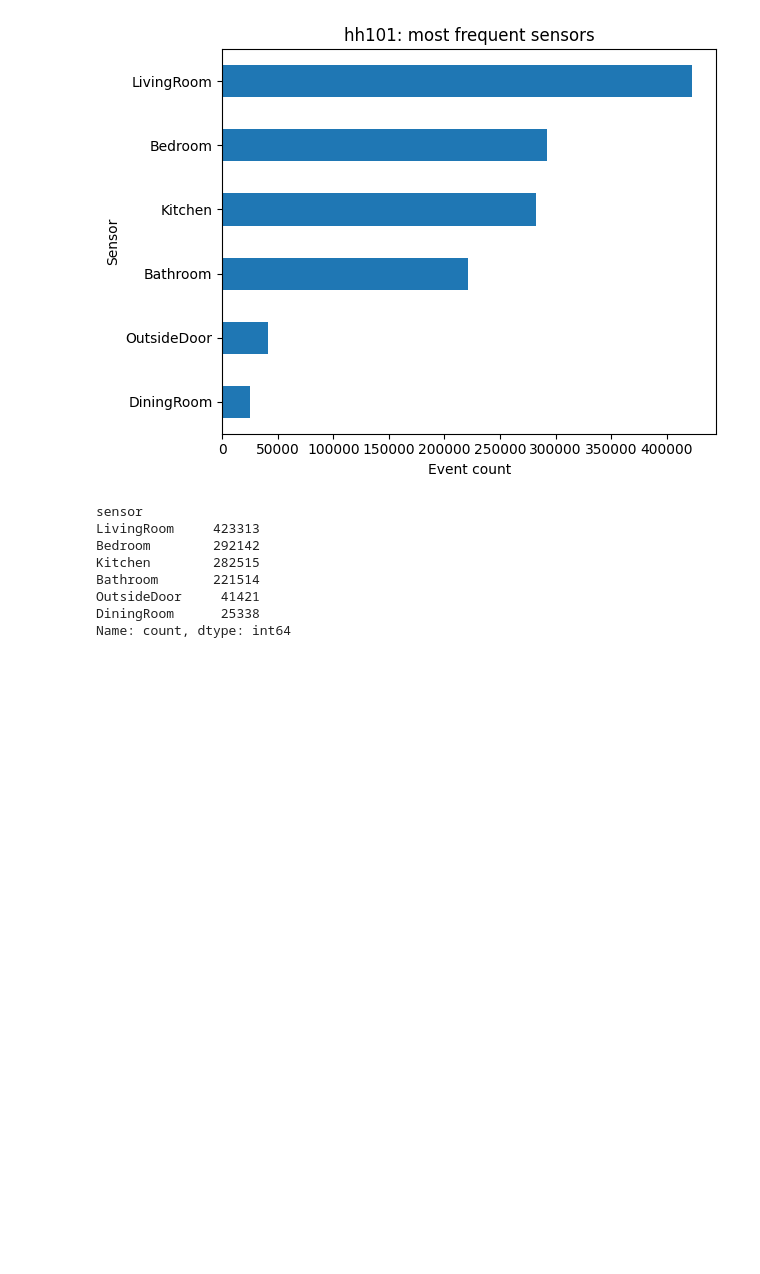
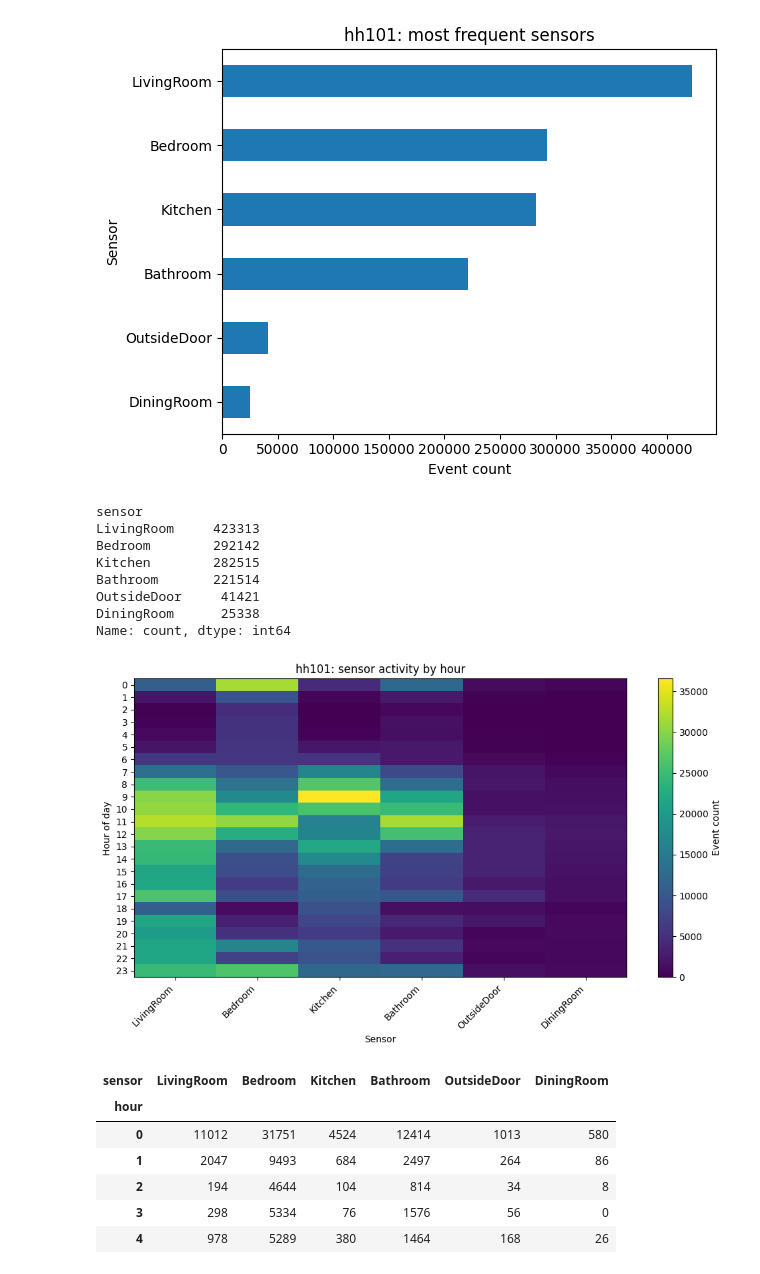
Before and after one commit to evangeliapant/smart-home-anomaly-detection, a Jupyter notebook: notebooks/01_exploration.ipynb, the cells around one changed output. Cells and saved outputs as stored; diff of their text form; code cells hidden in the pictures; blank space fills up the shorter version.

```diff
--- a/notebooks/01_exploration.ipynb
+++ b/notebooks/01_exploration.ipynb
@@ -76,3 +76,37 @@ Bathroom       221514
 OutsideDoor     41421
 DiningRoom      25338
 Name: count, dtype: int64
+# %%
+# Sensor-by-hour heatmap
+sensor_hour = (
+    events.assign(hour=pd.to_datetime(events["timestamp"]).dt.hour)
+    .groupby(["hour", "sensor"])
+    .size()
+    .unstack(fill_value=0)
+    .reindex(range(24), fill_value=0)
+)
+sensor_hour = sensor_hour.reindex(sensor_hour.sum().sort_values(ascending=False).index, axis=1)
+sensor_hour.to_csv(table_dir / f"{HOUSE}_sensor_hour_matrix.csv")
+
+plt.figure(figsize=(10, 6))
+plt.imshow(sensor_hour.values, aspect="auto", cmap="viridis")
+plt.title(f"{HOUSE}: sensor activity by hour")
+plt.xlabel("Sensor")
+plt.ylabel("Hour of day")
+plt.xticks(range(len(sensor_hour.columns)), sensor_hour.columns, rotation=45, ha="right")
+plt.yticks(range(24), sensor_hour.index)
+plt.colorbar(label="Event count")
+plt.tight_layout()
+plt.savefig(fig_dir / f"{HOUSE}_sensor_hour_heatmap.png", bbox_inches="tight")
+plt.show()
+
+sensor_hour.head()
+# %% [output]
+[figure, added]
+| sensor | LivingRoom | Bedroom | Kitchen | Bathroom | OutsideDoor | DiningRoom |
+| hour |  |  |  |  |  |  |
+| 0 | 11012 | 31751 | 4524 | 12414 | 1013 | 580 |
+| 1 | 2047 | 9493 | 684 | 2497 | 264 | 86 |
+| 2 | 194 | 4644 | 104 | 814 | 34 | 8 |
+| 3 | 298 | 5334 | 76 | 1576 | 56 | 0 |
+| 4 | 978 | 5289 | 380 | 1464 | 168 | 26 |
```
Also changed, not shown: 11 other files.
